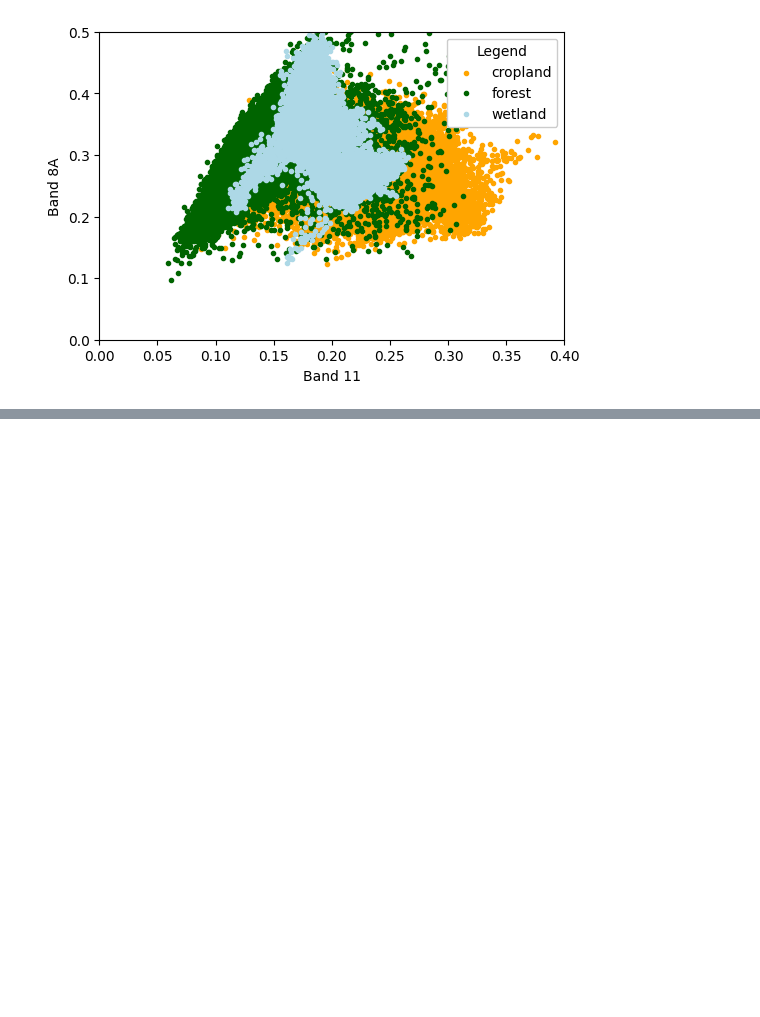
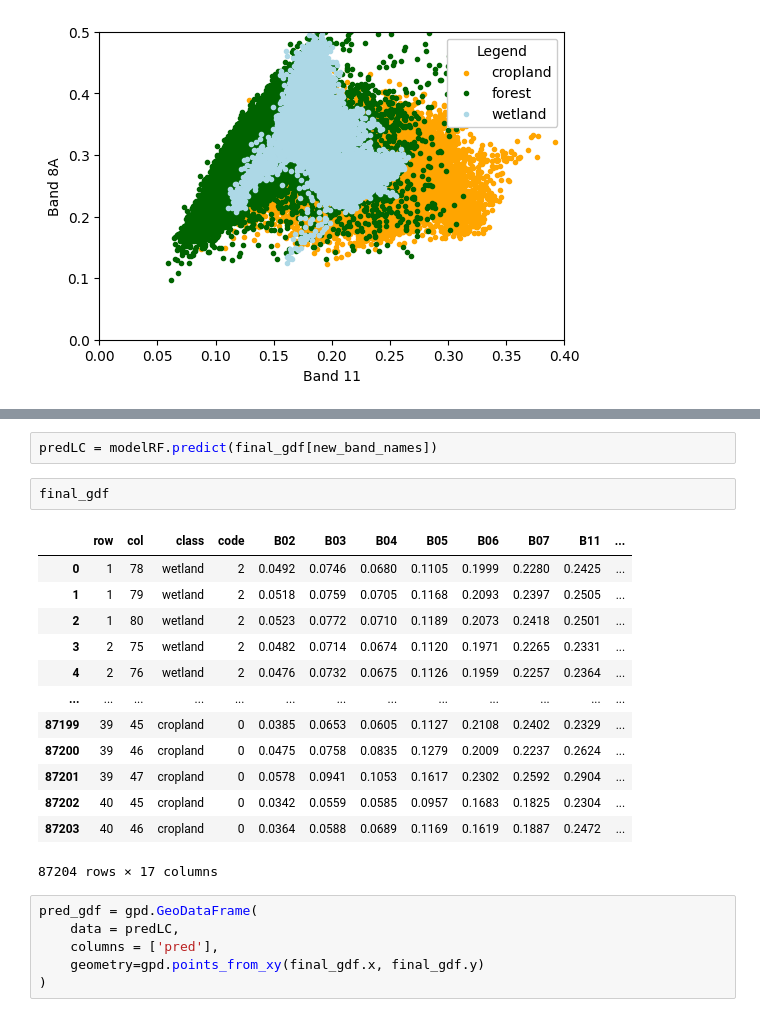
Before and after one commit to amrirasyidi/AdvancedRasterAnalysis, a Jupyter notebook: python/notebook.ipynb, the cells around one changed output, grey strips where cells are left out. Drawn from its saved outputs; the diff is of its cells as text; blank space fills up the shorter version.

```diff
--- a/python/notebook.ipynb
+++ b/python/notebook.ipynb
@@ -574,0 +718,24 @@ We can see from these distributions that these covariates may do well in classif
+# %%
+predLC = modelRF.predict(final_gdf[new_band_names])
+# %%
+final_gdf
+# %% [output]
+|  | row | col | class | code | B02 | B03 | B04 | B05 | B06 | B07 | B11 | ... |
+| 0 | 1 | 78 | wetland | 2 | 0.0492 | 0.0746 | 0.0680 | 0.1105 | 0.1999 | 0.2280 | 0.2425 | ... |
+| 1 | 1 | 79 | wetland | 2 | 0.0518 | 0.0759 | 0.0705 | 0.1168 | 0.2093 | 0.2397 | 0.2505 | ... |
+| 2 | 1 | 80 | wetland | 2 | 0.0523 | 0.0772 | 0.0710 | 0.1189 | 0.2073 | 0.2418 | 0.2501 | ... |
+| 3 | 2 | 75 | wetland | 2 | 0.0482 | 0.0714 | 0.0674 | 0.1120 | 0.1971 | 0.2265 | 0.2331 | ... |
+| 4 | 2 | 76 | wetland | 2 | 0.0476 | 0.0732 | 0.0675 | 0.1126 | 0.1959 | 0.2257 | 0.2364 | ... |
+| ... | ... | ... | ... | ... | ... | ... | ... | ... | ... | ... | ... | ... |
+| 87199 | 39 | 45 | cropland | 0 | 0.0385 | 0.0653 | 0.0605 | 0.1127 | 0.2108 | 0.2402 | 0.2329 | ... |
+| 87200 | 39 | 46 | cropland | 0 | 0.0475 | 0.0758 | 0.0835 | 0.1279 | 0.2009 | 0.2237 | 0.2624 | ... |
+| 87201 | 39 | 47 | cropland | 0 | 0.0578 | 0.0941 | 0.1053 | 0.1617 | 0.2302 | 0.2592 | 0.2904 | ... |
+| 87202 | 40 | 45 | cropland | 0 | 0.0342 | 0.0559 | 0.0585 | 0.0957 | 0.1683 | 0.1825 | 0.2304 | ... |
+| 87203 | 40 | 46 | cropland | 0 | 0.0364 | 0.0588 | 0.0689 | 0.1169 | 0.1619 | 0.1887 | 0.2472 | ... |
+87204 rows × 17 columns
+# %%
+pred_gdf = gpd.GeoDataFrame(
+    data = predLC,
+    columns = ['pred'],
+    geometry=gpd.points_from_xy(final_gdf.x, final_gdf.y)
+)
```
Also changed, not shown: parts of 40 cells of this notebook.
